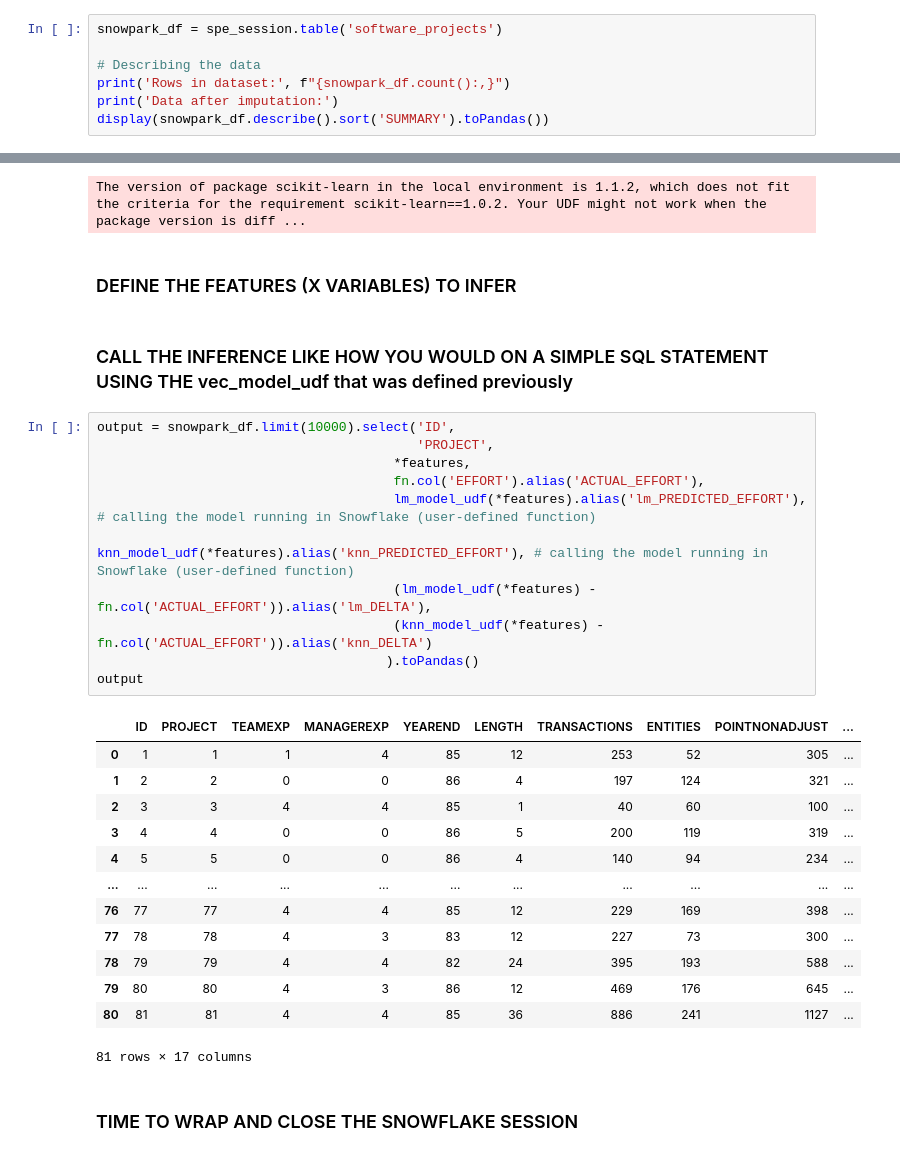
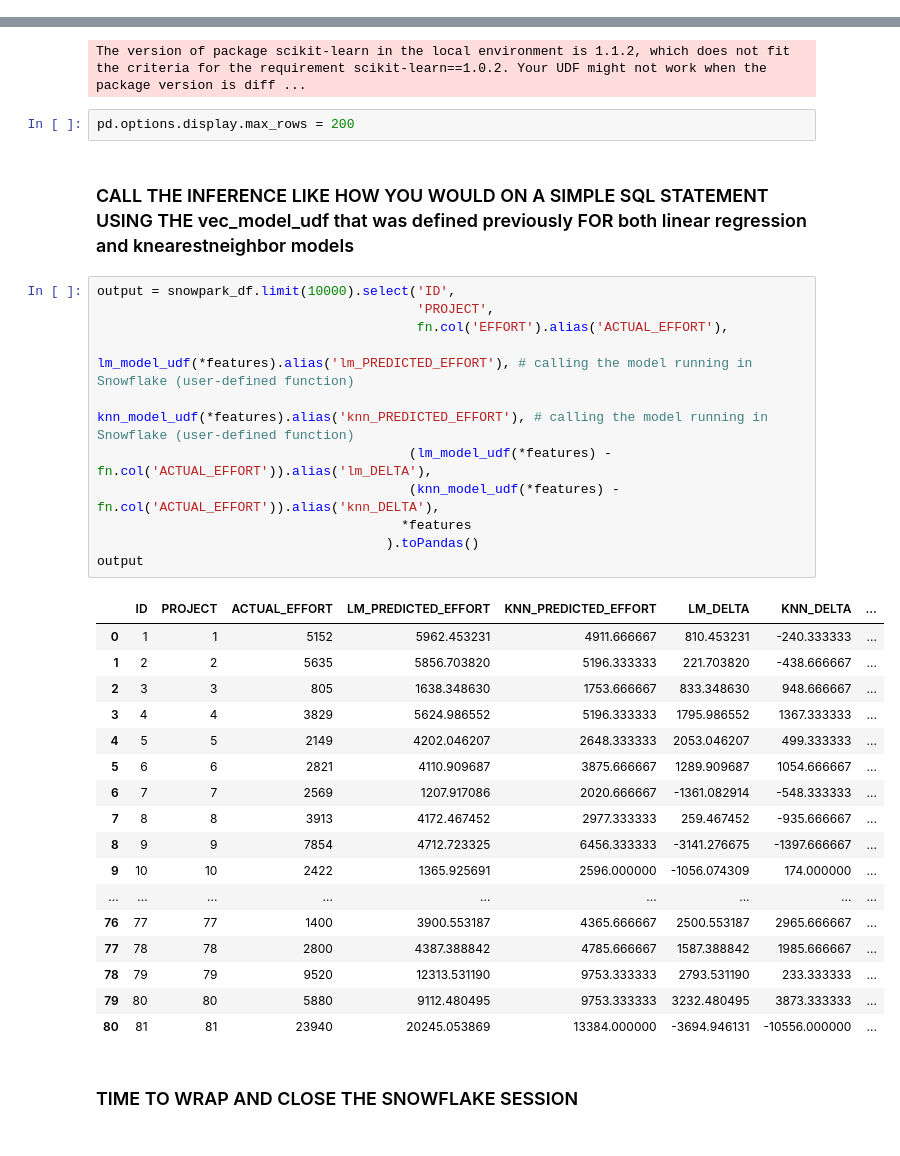
Before and after one commit to sfc-gh-clakkad/snowpark-use-cases, a Jupyter notebook: Demo Project Estimate Regression.ipynb, the cells around one changed output, grey strips where cells are left out. Saved outputs shown, nothing was run; the diff lists cells and outputs as text.

```diff
--- a/Demo Project Estimate Regression.ipynb
+++ b/Demo Project Estimate Regression.ipynb
@@ -157,7 +136,0 @@ spe_session.sql("update software_projects set YEARLY_SPENT = (select avg(YEARLY_
-# %%
-snowpark_df = spe_session.table('software_projects')
-
-# Describing the data
-print('Rows in dataset:', f"{snowpark_df.count():,}")
-print('Data after imputation:')
-display(snowpark_df.describe().sort('SUMMARY').toPandas())
@@ -352,35 +313,39 @@ knn_model_udf = pandas_udf(func=score_knn_model,
                            session=spe_session)
 # %% [output]
 The version of package scikit-learn in the local environment is 1.1.2, which does not fit the criteria for the requirement scikit-learn==1.0.2. Your UDF might not work when the package version is diff ...
-# %% [markdown]
-### DEFINE THE FEATURES (X VARIABLES) TO INFER
+# %%
+pd.options.display.max_rows = 200
 # %% [markdown]
-### CALL THE INFERENCE LIKE HOW YOU WOULD ON A SIMPLE SQL STATEMENT USING THE vec_model_udf that was defined previously
+### CALL THE INFERENCE LIKE HOW YOU WOULD ON A SIMPLE SQL STATEMENT USING THE vec_model_udf that was defined previously FOR both linear regression and knearestneighbor models
 # %%
 output = snowpark_df.limit(10000).select('ID',
                                          'PROJECT',
-                                      *features,
-                                      fn.col('EFFORT').alias('ACTUAL_EFFORT'),
-                                      lm_model_udf(*features).alias('lm_PREDICTED_EFFORT'), # calling the model running in Snowflake (user-defined function)
-                                      knn_model_udf(*features).alias('knn_PREDICTED_EFFORT'), # calling the model running in Snowflake (user-defined function)
-                                      (lm_model_udf(*features) - fn.col('ACTUAL_EFFORT')).alias('lm_DELTA'),
-                                      (knn_model_udf(*features) - fn.col('ACTUAL_EFFORT')).alias('knn_DELTA')
+                                         fn.col('EFFORT').alias('ACTUAL_EFFORT'),
+                                         lm_model_udf(*features).alias('lm_PREDICTED_EFFORT'), # calling the model running in Snowflake (user-defined function)
+                                         knn_model_udf(*features).alias('knn_PREDICTED_EFFORT'), # calling the model running in Snowflake (user-defined function)
+                                        (lm_model_udf(*features) - fn.col('ACTUAL_EFFORT')).alias('lm_DELTA'),
+                                        (knn_model_udf(*features) - fn.col('ACTUAL_EFFORT')).alias('knn_DELTA'),
+                                       *features
                                      ).toPandas()
 output
 # %% [output]
-|  | ID | PROJECT | TEAMEXP | MANAGEREXP | YEAREND | LENGTH | TRANSACTIONS | ENTITIES | POINTNONADJUST | ... |
-| 0 | 1 | 1 | 1 | 4 | 85 | 12 | 253 | 52 | 305 | ... |
-| 1 | 2 | 2 | 0 | 0 | 86 | 4 | 197 | 124 | 321 | ... |
-| 2 | 3 | 3 | 4 | 4 | 85 | 1 | 40 | 60 | 100 | ... |
-| 3 | 4 | 4 | 0 | 0 | 86 | 5 | 200 | 119 | 319 | ... |
-| 4 | 5 | 5 | 0 | 0 | 86 | 4 | 140 | 94 | 234 | ... |
-| ... | ... | ... | ... | ... | ... | ... | ... | ... | ... | ... |
-| 76 | 77 | 77 | 4 | 4 | 85 | 12 | 229 | 169 | 398 | ... |
-| 77 | 78 | 78 | 4 | 3 | 83 | 12 | 227 | 73 | 300 | ... |
-| 78 | 79 | 79 | 4 | 4 | 82 | 24 | 395 | 193 | 588 | ... |
-| 79 | 80 | 80 | 4 | 3 | 86 | 12 | 469 | 176 | 645 | ... |
-| 80 | 81 | 81 | 4 | 4 | 85 | 36 | 886 | 241 | 1127 | ... |
+|  | ID | PROJECT | ACTUAL_EFFORT | LM_PREDICTED_EFFORT | KNN_PREDICTED_EFFORT | LM_DELTA | KNN_DELTA | ... |
+| 0 | 1 | 1 | 5152 | 5962.453231 | 4911.666667 | 810.453231 | -240.333333 | ... |
+| 1 | 2 | 2 | 5635 | 5856.703820 | 5196.333333 | 221.703820 | -438.666667 | ... |
+| 2 | 3 | 3 | 805 | 1638.348630 | 1753.666667 | 833.348630 | 948.666667 | ... |
+| 3 | 4 | 4 | 3829 | 5624.986552 | 5196.333333 | 1795.986552 | 1367.333333 | ... |
+| 4 | 5 | 5 | 2149 | 4202.046207 | 2648.333333 | 2053.046207 | 499.333333 | ... |
+| 5 | 6 | 6 | 2821 | 4110.909687 | 3875.666667 | 1289.909687 | 1054.666667 | ... |
+| 6 | 7 | 7 | 2569 | 1207.917086 | 2020.666667 | -1361.082914 | -548.333333 | ... |
+| 7 | 8 | 8 | 3913 | 4172.467452 | 2977.333333 | 259.467452 | -935.666667 | ... |
+| 8 | 9 | 9 | 7854 | 4712.723325 | 6456.333333 | -3141.276675 | -1397.666667 | ... |
+| 9 | 10 | 10 | 2422 | 1365.925691 | 2596.000000 | -1056.074309 | 174.000000 | ... |
+| ... | ... | ... | ... | ... | ... | ... | ... | ... |
+| 76 | 77 | 77 | 1400 | 3900.553187 | 4365.666667 | 2500.553187 | 2965.666667 | ... |
+| 77 | 78 | 78 | 2800 | 4387.388842 | 4785.666667 | 1587.388842 | 1985.666667 | ... |
+| 78 | 79 | 79 | 9520 | 12313.531190 | 9753.333333 | 2793.531190 | 233.333333 | ... |
+| 79 | 80 | 80 | 5880 | 9112.480495 | 9753.333333 | 3232.480495 | 3873.333333 | ... |
+| 80 | 81 | 81 | 23940 | 20245.053869 | 13384.000000 | -3694.946131 | -10556.000000 | ... |
-81 rows × 17 columns
 # %% [markdown]
 ### TIME TO WRAP AND CLOSE THE SNOWFLAKE SESSION
 # %%
```
Also changed, not shown: parts of 12 cells of this notebook.
